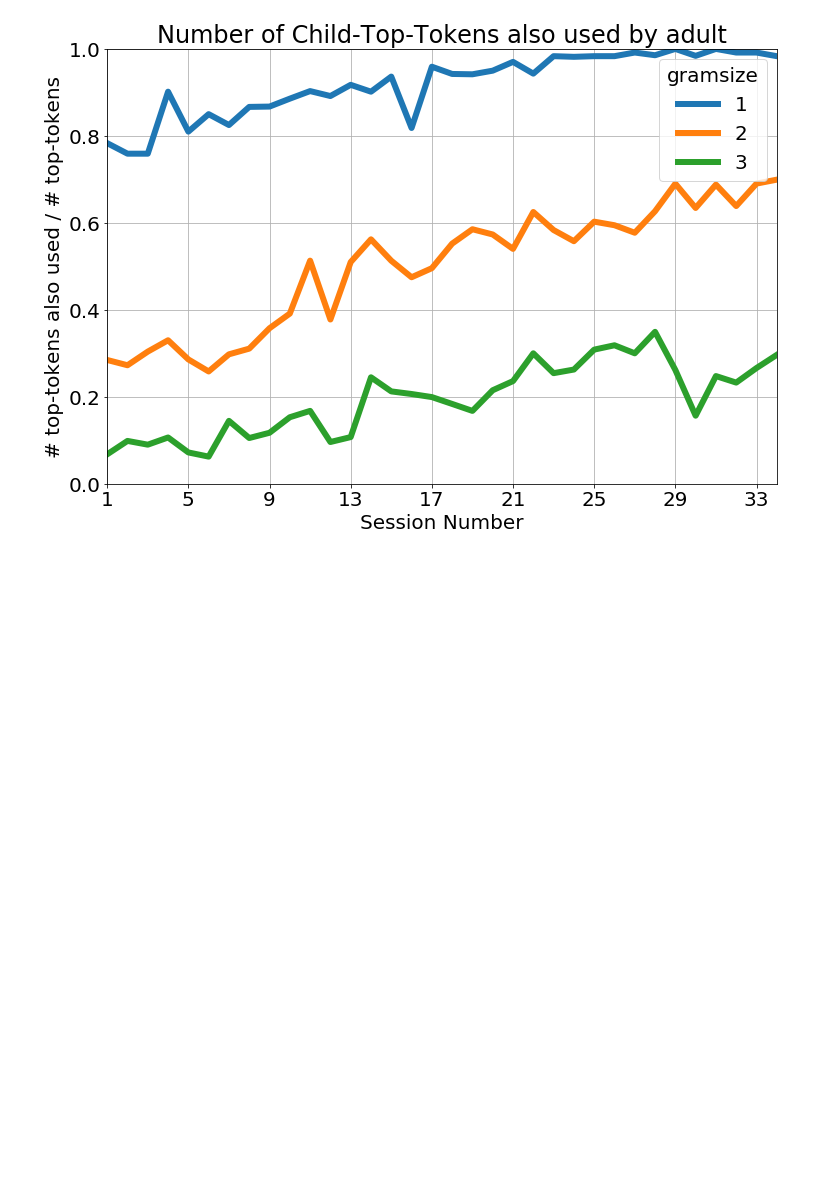
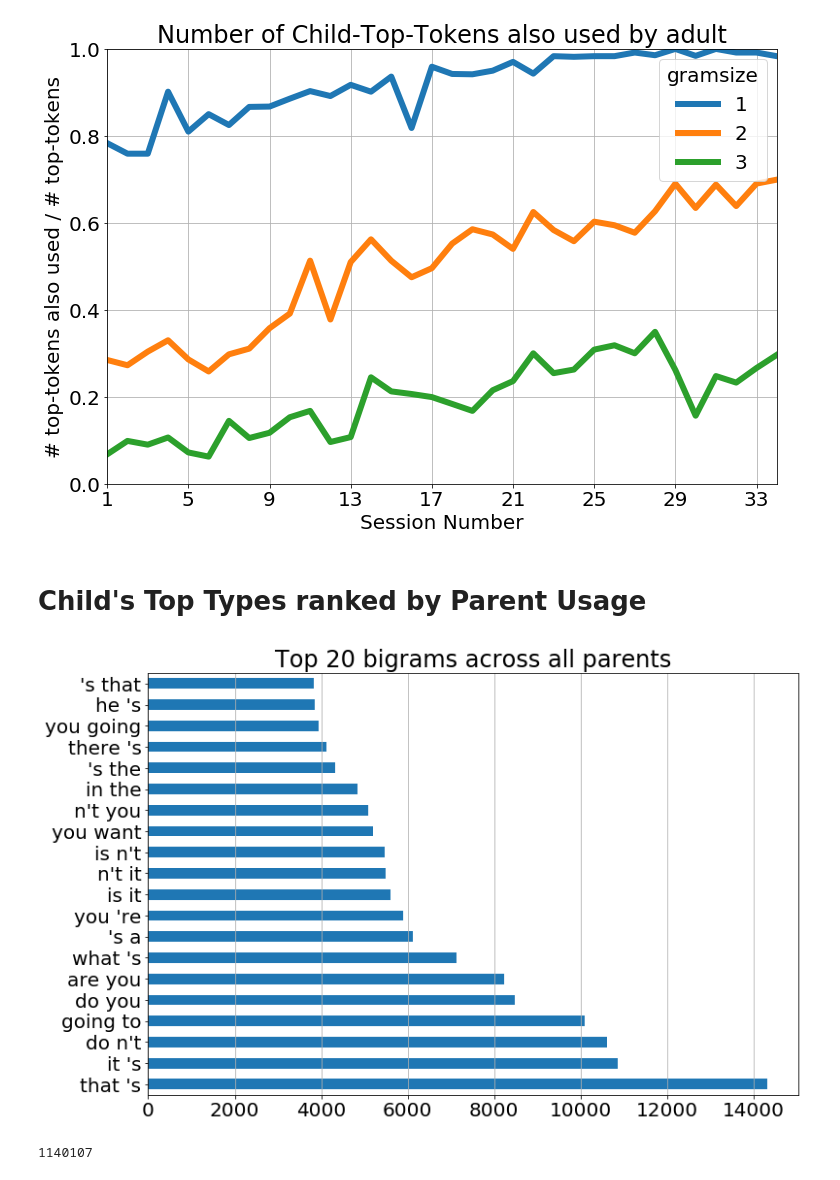
Before and after one commit to pfeyz/formulae-project, a Jupyter notebook: Top Types.ipynb, the cells around one changed output. Cells and saved outputs as stored; diff of their text form; code cells hidden in the pictures; blank space fills up the shorter version.

```diff
--- a/Top Types.ipynb
+++ b/Top Types.ipynb
@@ -283,3 +332,18 @@ vvv_format(title="Number of Child-Top-Tokens also used by adult", legend=False,
 # %% [output]
 [figure]
 [figure]
+# %% [markdown]
+# Child's Top Types ranked by Parent Usage
+# %%
+bigrams = grams[grams.gramsize.eq(2)]
+mot_counts = bigrams[bigrams.speaker.eq('MOT')].ngram.value_counts()
+mot_rankings = pd.Series(np.arange(len(mot_counts)), index=mot_counts.index)
+# %%
+axes = mot_counts[:20].plot.barh(title='Top 20 bigrams across all parents')
+axes.xaxis.grid()
+# %% [output]
+[figure, added]
+# %%
+sum(mot_counts)
+# %% [output]
+1140107
```
Also changed, not shown: parts of 17 cells of this notebook.
